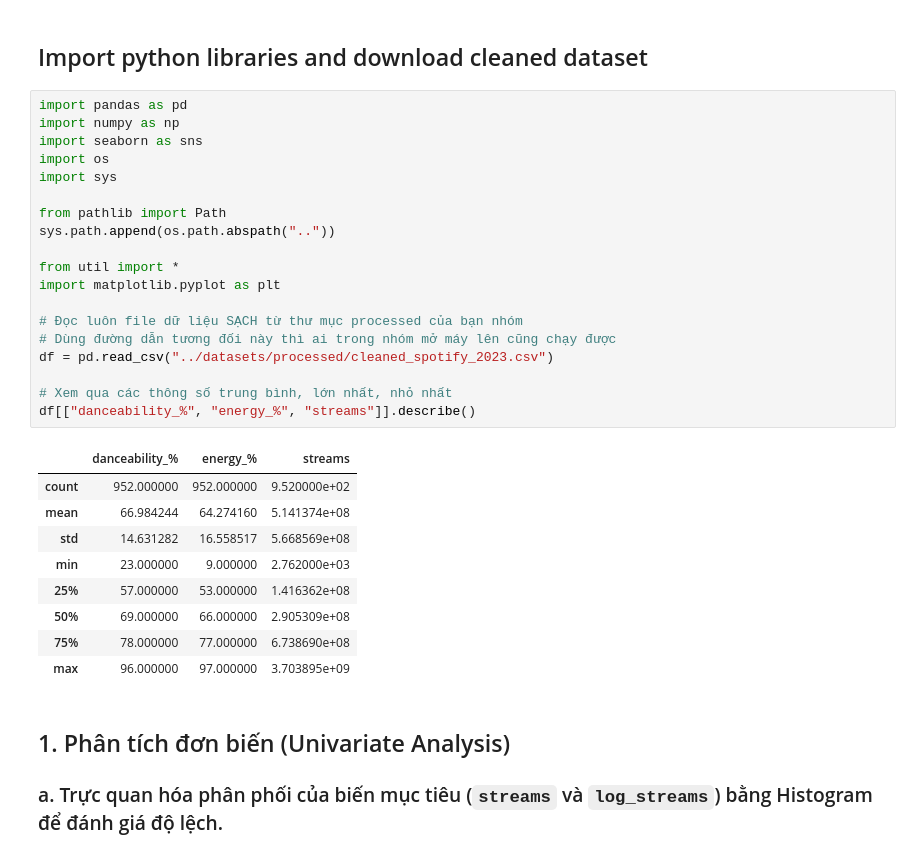
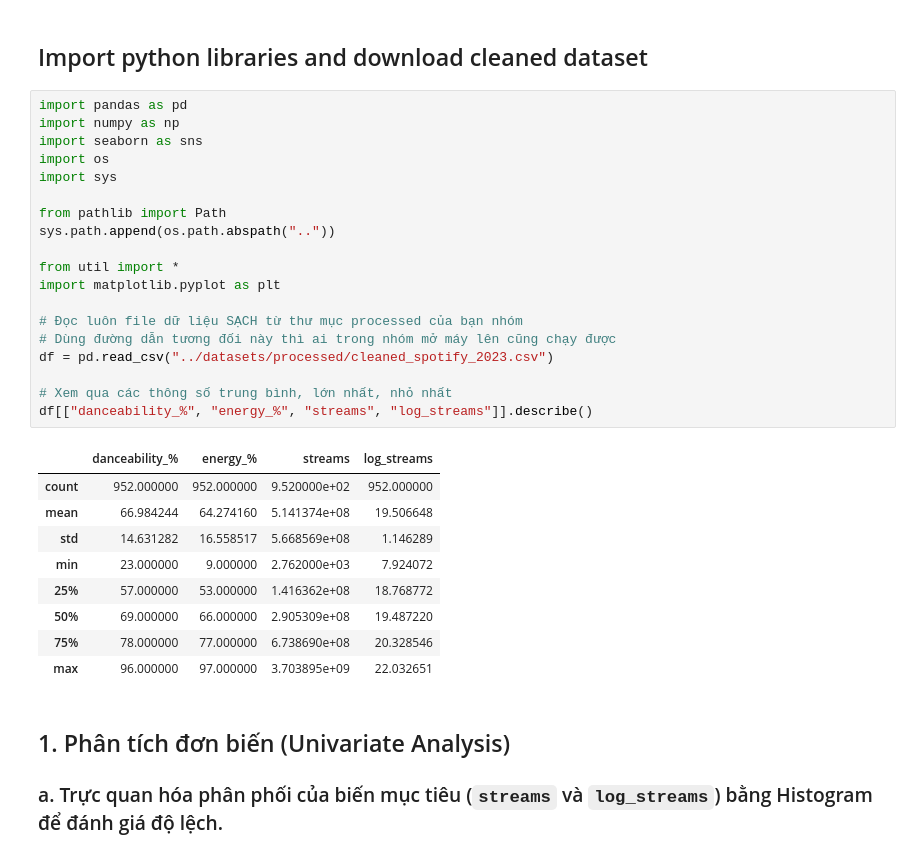
Before and after one commit to BuiHuy16/Spotify-Songs, a Jupyter notebook: notebooks/eda_visualization.ipynb, the cells around one changed output. Drawn from its saved outputs; the diff is of its cells as text.

```diff
--- a/notebooks/eda_visualization.ipynb
+++ b/notebooks/eda_visualization.ipynb
@@ -3,32 +3,32 @@
 # %%
 import pandas as pd
 import numpy as np
 import seaborn as sns
 import os
 import sys
 
 from pathlib import Path
 sys.path.append(os.path.abspath(".."))
 
 from util import *
 import matplotlib.pyplot as plt
 
 # Đọc luôn file dữ liệu SẠCH từ thư mục processed của bạn nhóm
 # Dùng đường dẫn tương đối này thì ai trong nhóm mở máy lên cũng chạy được
 df = pd.read_csv("../datasets/processed/cleaned_spotify_2023.csv")
 
 # Xem qua các thông số trung bình, lớn nhất, nhỏ nhất
-df[["danceability_%", "energy_%", "streams"]].describe()
+df[["danceability_%", "energy_%", "streams", "log_streams"]].describe()
 # %% [output]
-|  | danceability_% | energy_% | streams |
-| count | 952.000000 | 952.000000 | 9.520000e+02 |
-| mean | 66.984244 | 64.274160 | 5.141374e+08 |
-| std | 14.631282 | 16.558517 | 5.668569e+08 |
-| min | 23.000000 | 9.000000 | 2.762000e+03 |
-| 25% | 57.000000 | 53.000000 | 1.416362e+08 |
-| 50% | 69.000000 | 66.000000 | 2.905309e+08 |
-| 75% | 78.000000 | 77.000000 | 6.738690e+08 |
-| max | 96.000000 | 97.000000 | 3.703895e+09 |
+|  | danceability_% | energy_% | streams | log_streams |
+| count | 952.000000 | 952.000000 | 9.520000e+02 | 952.000000 |
+| mean | 66.984244 | 64.274160 | 5.141374e+08 | 19.506648 |
+| std | 14.631282 | 16.558517 | 5.668569e+08 | 1.146289 |
+| min | 23.000000 | 9.000000 | 2.762000e+03 | 7.924072 |
+| 25% | 57.000000 | 53.000000 | 1.416362e+08 | 18.768772 |
+| 50% | 69.000000 | 66.000000 | 2.905309e+08 | 19.487220 |
+| 75% | 78.000000 | 77.000000 | 6.738690e+08 | 20.328546 |
+| max | 96.000000 | 97.000000 | 3.703895e+09 | 22.032651 |
 # %% [markdown]
 ## 1. Phân tích đơn biến (Univariate Analysis)
 ### a. Trực quan hóa phân phối của biến mục tiêu (`streams` và `log_streams`) bằng Histogram để đánh giá độ lệch.
```
Also changed, not shown: parts of 6 cells of this notebook, 6 other files.
